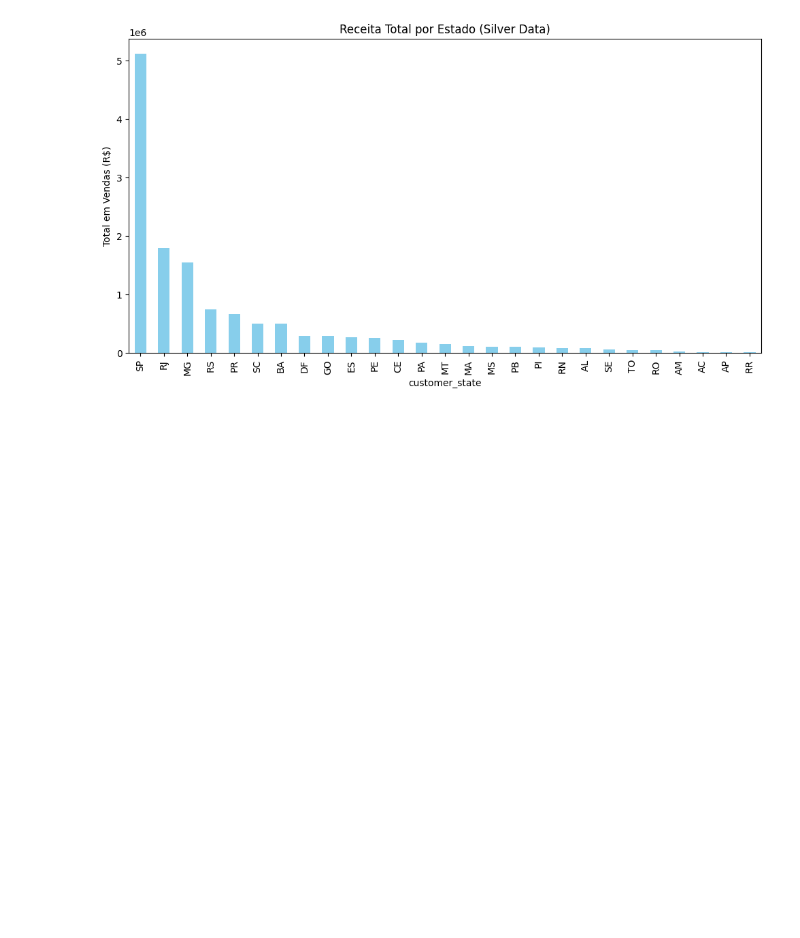
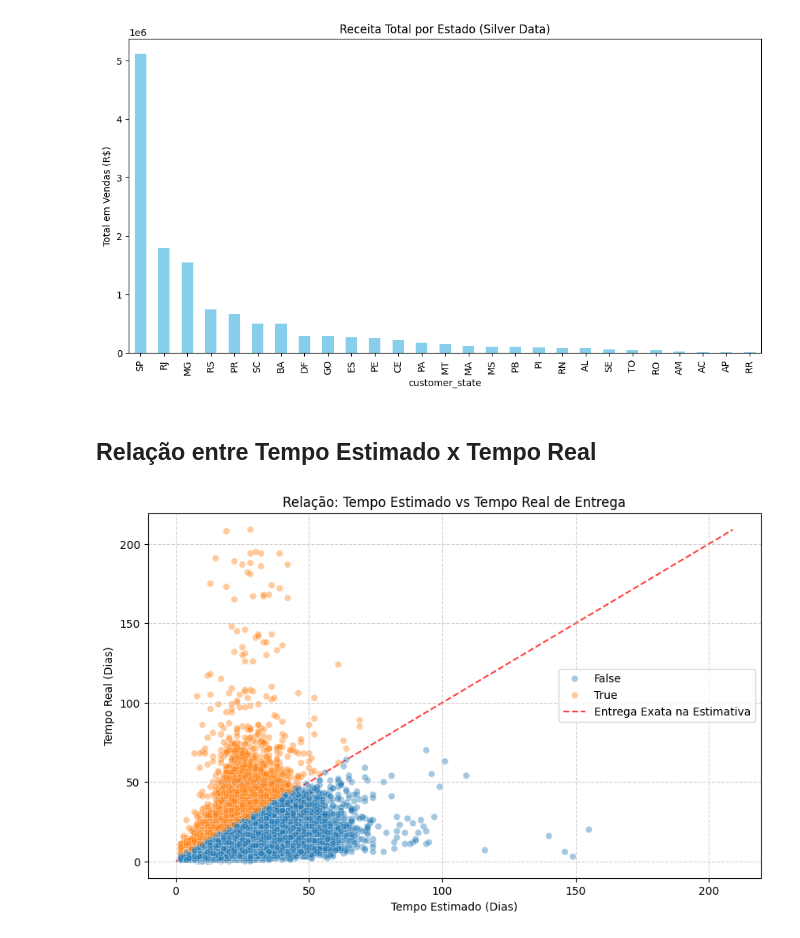
Before and after one commit to MatheusGom/BigDataECommerce, a Jupyter notebook: notebooks/silver_notebook.ipynb, the cells around one changed output. Saved outputs shown, nothing was run; the diff lists cells and outputs as text; code cells hidden in the pictures; blank space fills up the shorter version.

Commit message:
feat: create 'Relação entre Tempo Estimado x Tempo real' insight

```diff
--- a/notebooks/silver_notebook.ipynb
+++ b/notebooks/silver_notebook.ipynb
@@ -41,3 +47,47 @@ plt.ylabel('Total em Vendas (R$)')
 plt.show()
 # %% [output]
 [figure]
+# %% [markdown]
+## Relação entre Tempo Estimado x Tempo Real
+# %%
+df_orders = df['olist_orders_dataset'].copy()
+
+cols_data = [
+    'order_purchase_timestamp',
+    'order_delivered_customer_date',
+    'order_estimated_delivery_date'
+]
+
+for col in cols_data:
+    df_orders[col] = pd.to_datetime(df_orders[col])
+
+df_orders['tempo_real_dias'] = (
+    df_orders['order_delivered_customer_date'] - df_orders['order_purchase_timestamp']
+).dt.days
+
+df_orders['tempo_estimado_dias'] = (
+    df_orders['order_estimated_delivery_date'] - df_orders['order_purchase_timestamp']
+).dt.days
+
+df_clean = df_orders.dropna(subset=['tempo_real_dias', 'tempo_estimado_dias'])
+
+plt.figure(figsize=(10, 6))
+sns.scatterplot(
+    data=df_clean,
+    x='tempo_estimado_dias',
+    y='tempo_real_dias',
+    hue='is_late',
+    alpha=0.4
+)
+
+lims = [0, max(df_clean['tempo_estimado_dias'].max(), df_clean['tempo_real_dias'].max())]
+plt.plot(lims, lims, 'r--', alpha=0.75, zorder=0, label='Entrega Exata na Estimativa')
+
+plt.title('Relação: Tempo Estimado vs Tempo Real de Entrega')
+plt.xlabel('Tempo Estimado (Dias)')
+plt.ylabel('Tempo Real (Dias)')
+plt.legend()
+plt.grid(True, linestyle='--', alpha=0.6)
+plt.show()
+# %% [output]
+[figure, added]
```
Also changed, not shown: parts of 7 cells of this notebook.
